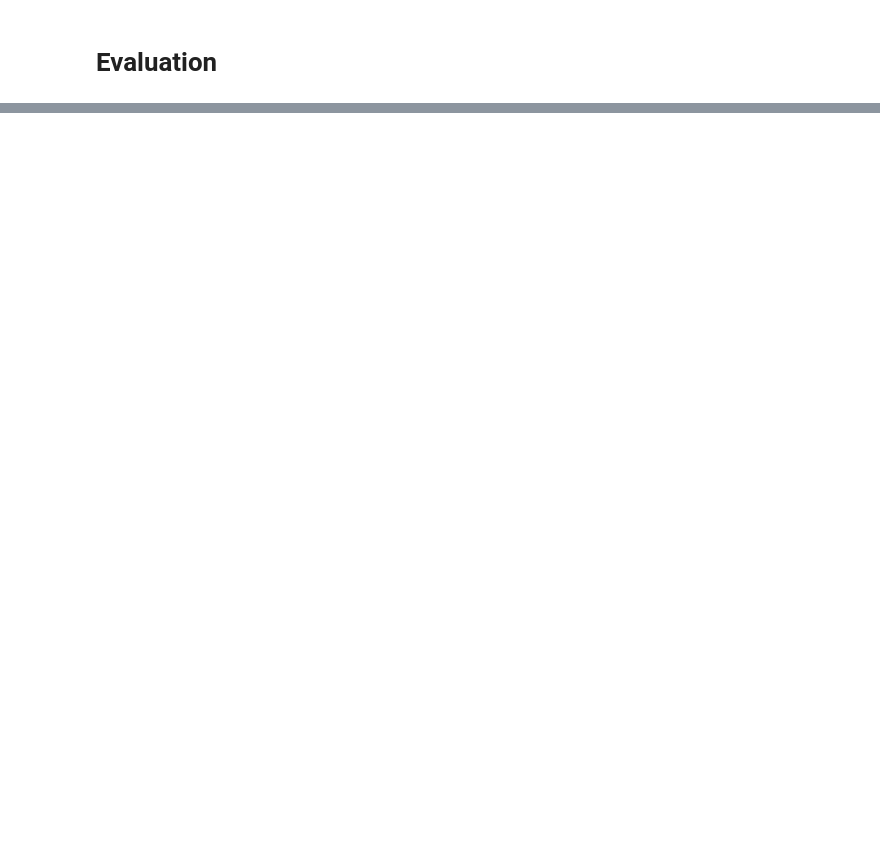
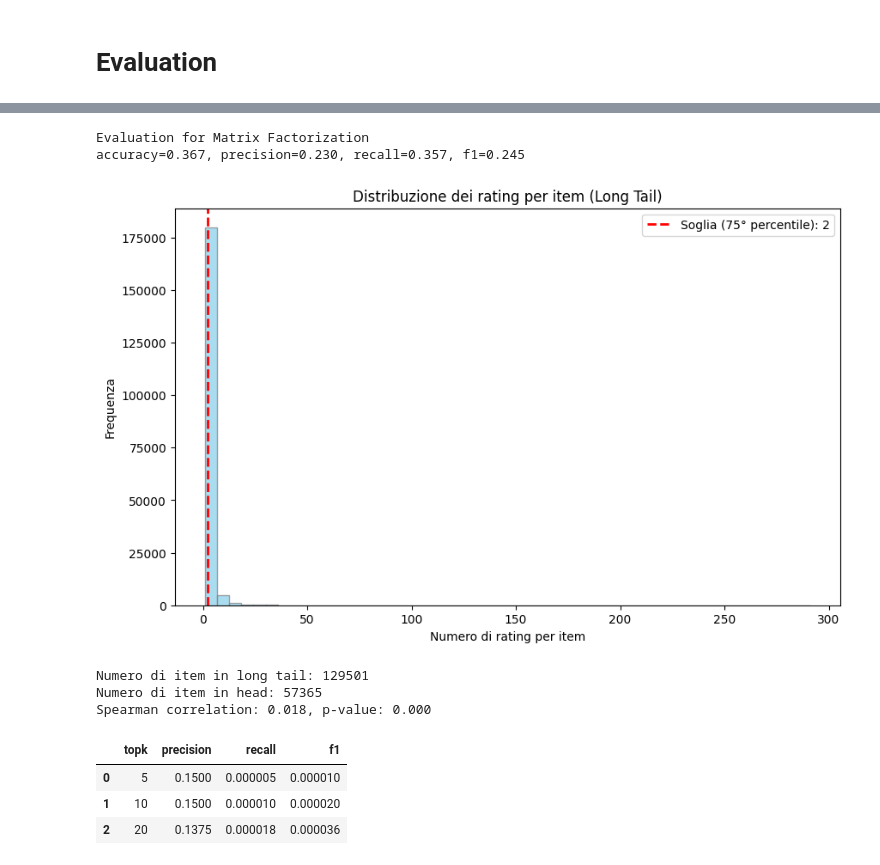
Before and after one commit to EliaTosin/DataAnaCla25, a Jupyter notebook: flipped_9/evaluation_rec_sys.ipynb, the cells around one changed output, grey strips where cells are left out. Drawn from its saved outputs; the diff is of its cells as text; code cells hidden in the pictures; blank space fills up the shorter version.

```diff
--- a/flipped_9/evaluation_rec_sys.ipynb
+++ b/flipped_9/evaluation_rec_sys.ipynb
@@ -198,0 +198,21 @@ Final Test RMSE: 4.3113
+# %%
+df_test_data_mf = pd.DataFrame(test_data, columns=['session', 'item', 'rating_label'])
+
+# Estrai gli indici in array NumPy
+sessions = df_test_data_mf ['session'].values
+items = df_test_data_mf ['item'].values
+
+# Calcola le predizioni in maniera vettoriale:
+# La formula è: pred = b + b_u[u] + b_i[i] + np.dot(U[u, :], V[i, :])
+predicted_ratings = b + b_u[sessions] + b_i[items] + np.einsum('ij,ij->i', U[sessions], V[items])
+
+# Crea il DataFrame delle predizioni copiando all_data e aggiungendo la colonna calcolata
+df_predictions_mf = df_test_data_mf .copy()
+df_predictions_mf['predicted'] = predicted_ratings
+
+# Convert the predicted ratings to integers
+df_predictions_mf['predicted'] = df_predictions_mf['predicted'].round().astype(int)
+
+# Normalize the predicted ratings to the range [min_possible_rating, max_possible_rating]
+df_predictions_mf['predicted'] = df_predictions_mf['predicted'].apply(lambda x: min(max(x, 1), 3))
+df_predictions_mf
@@ -663,0 +633,17 @@ for name, df in models_outputs.items():
+# %%
+def evaluate_correlation(df, score_col):
+    corr_spear = spearmanr(df['rating_label'], df[score_col])
+    print(f"Spearman correlation: {corr_spear.correlation:.3f}, p-value: {corr_spear.pvalue:.3f}")
+# %%
+def evaluate_topk(y_true, y_scores, topk_list=[5, 10, 20]):
+    results = []
+    for k in topk_list:
+        idx = np.argsort(-y_scores)[:k]
+        y_pred_topk = np.zeros_like(y_true)
+        y_pred_topk[idx] = 1
+
+        p = precision_score(y_true, y_pred_topk, zero_division=0, average='binary' if len(np.unique(y_true)) == 2 else 'macro')
+        r = recall_score(y_true, y_pred_topk, zero_division=0, average='binary' if len(np.unique(y_true)) == 2 else 'macro')
+        f1 = f1_score(y_true, y_pred_topk, zero_division=0, average='binary' if len(np.unique(y_true)) == 2 else 'macro')
+        results.append({'topk': k, 'precision': p, 'recall': r, 'f1': f1})
+    return pd.DataFrame(results)
@@ -663,0 +726,17 @@ for name, df in models_outputs.items():
+# %%
+print("Evaluation for Matrix Factorization")
+evaluate_accuracy(df_predictions_mf, 'predicted')
+long_tail_analysis(df_predictions_mf, 'predicted', 'item')
+evaluate_correlation(df_predictions_mf, 'predicted')
+display(evaluate_topk(df_predictions_mf['rating_label'].values, df_predictions_mf['predicted'].values))
+# %% [output]
+Evaluation for Matrix Factorization
+accuracy=0.367, precision=0.230, recall=0.357, f1=0.245
+[figure, added]
+Numero di item in long tail: 129501
+Numero di item in head: 57365
+Spearman correlation: 0.018, p-value: 0.000
+|  | topk | precision | recall | f1 |
+| 0 | 5 | 0.1500 | 0.000005 | 0.000010 |
+| 1 | 10 | 0.1500 | 0.000010 | 0.000020 |
+| 2 | 20 | 0.1375 | 0.000018 | 0.000036 |
```
Also changed, not shown: parts of 17 cells of this notebook.
